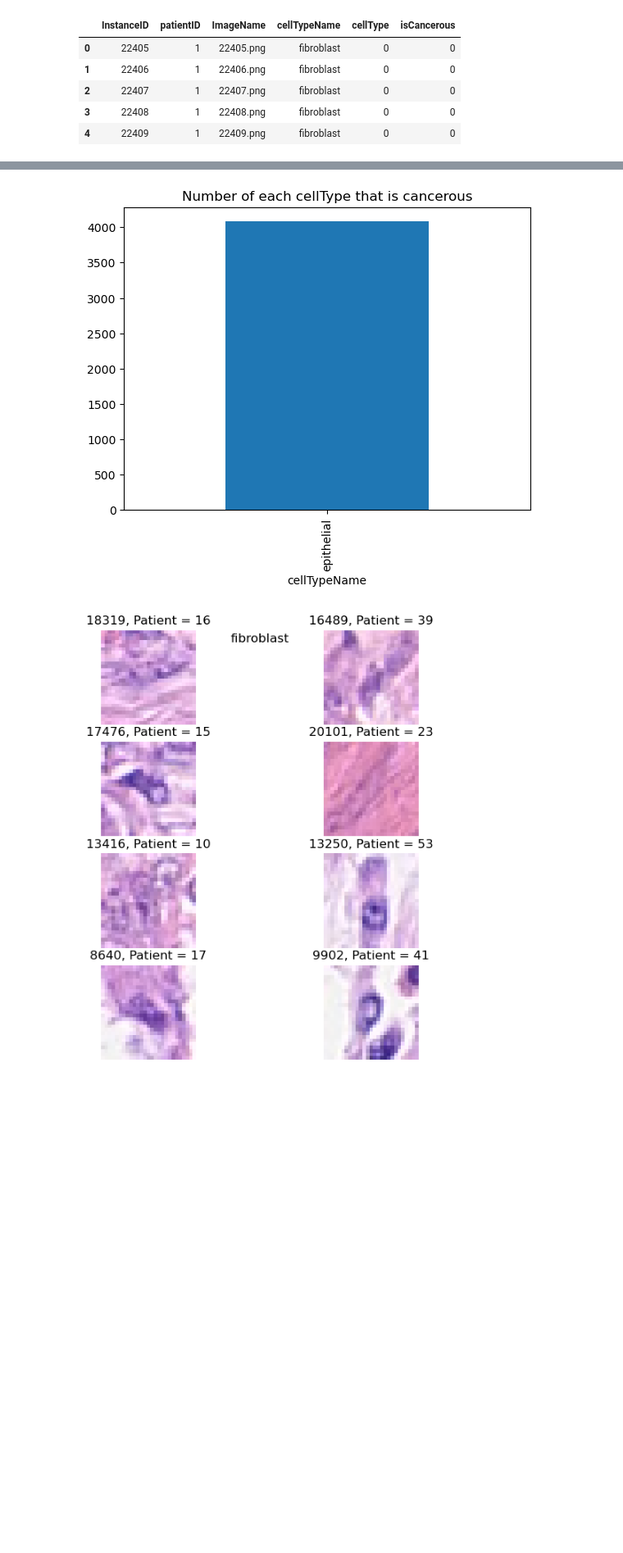
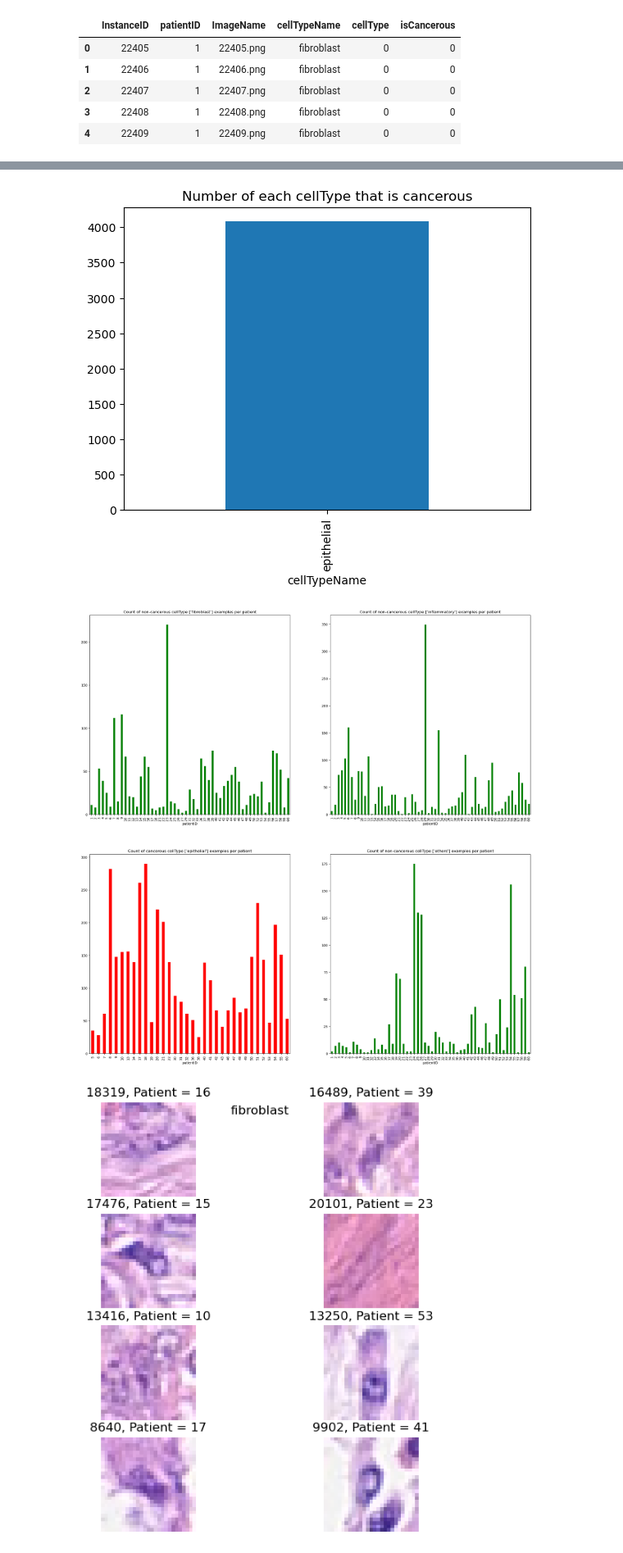
Before and after one commit to aitiab/ML_Assignment2, a Jupyter notebook: Assignment2.ipynb, the cells around one changed output, grey strips where cells are left out. Shown: that part at 82% size. Saved outputs shown, nothing was run; the diff lists cells and outputs as text; code cells hidden in the pictures; blank space fills up the shorter version.

Commit message:
Added graph for count of celltype by patientID

```diff
--- a/Assignment2.ipynb
+++ b/Assignment2.ipynb
@@ -41,13 +42,36 @@ dtype: int64
 # %%
+from PIL import Image
+import matplotlib.pyplot as plt
+from skimage.feature import hog
+# from skimage import data, exposure
+from skimage.io import imread
+from skimage.color import rgba2rgb, rgb2gray
+
 
 data['isCancerous'].value_counts().plot(kind='bar', title='Number of cancerous versus non-cancerous examples')
 plt.show()
 data['cellType'].value_counts().plot(kind='bar', title='Number of examples for each cellType')
 plt.show()
 data[data['isCancerous'] == 1]['cellTypeName'].value_counts().plot(kind='bar', title='Number of each cellType that is cancerous')
 plt.show()
+
+
+
+plt.figure(figsize=(24, 24))
+for i in range(0, 4):
+    plt.subplot(2, 2, i + 1)
+    # Get rows where cellType = i and get value count of each patientID (how many patients have that cellType)
+    byCellTypeCountCancerous = data[(data['cellType'] == i) & (data['isCancerous'] == 1)]['patientID'].value_counts().sort_index()
+    byCellTypeCountNotCancerous = data[(data['cellType'] == i) & (data['isCancerous'] == 0)]['patientID'].value_counts().sort_index()
+    if len(byCellTypeCountCancerous) > 0:
+        byCellTypeCountCancerous.plot(kind='bar', color='red', title=f'Count of cancerous cellType {data[data['cellType'] == i]['cellTypeName'].unique()} examples per patient')
+    if len(byCellTypeCountNotCancerous) > 0:
+        byCellTypeCountNotCancerous.plot(kind='bar', label='isCancerous = 0', color='green', title=f'Count of non-cancerous cellType {data[data['cellType'] == i]['cellTypeName'].unique()} examples per patient')
+
+plt.show()
 # %% [output]
 [figure]
 [figure]
 [figure]
+[figure, added]
 # %%
```
Also changed, not shown: parts of 4 cells of this notebook.
